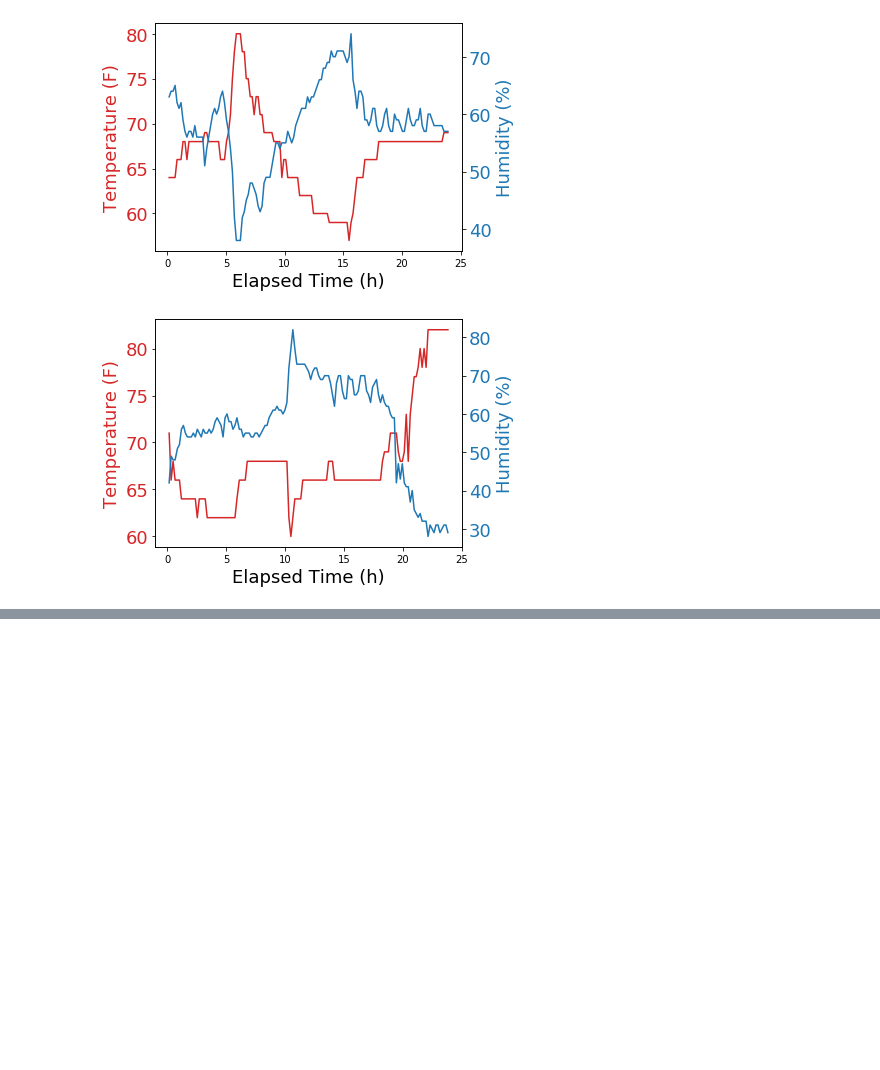
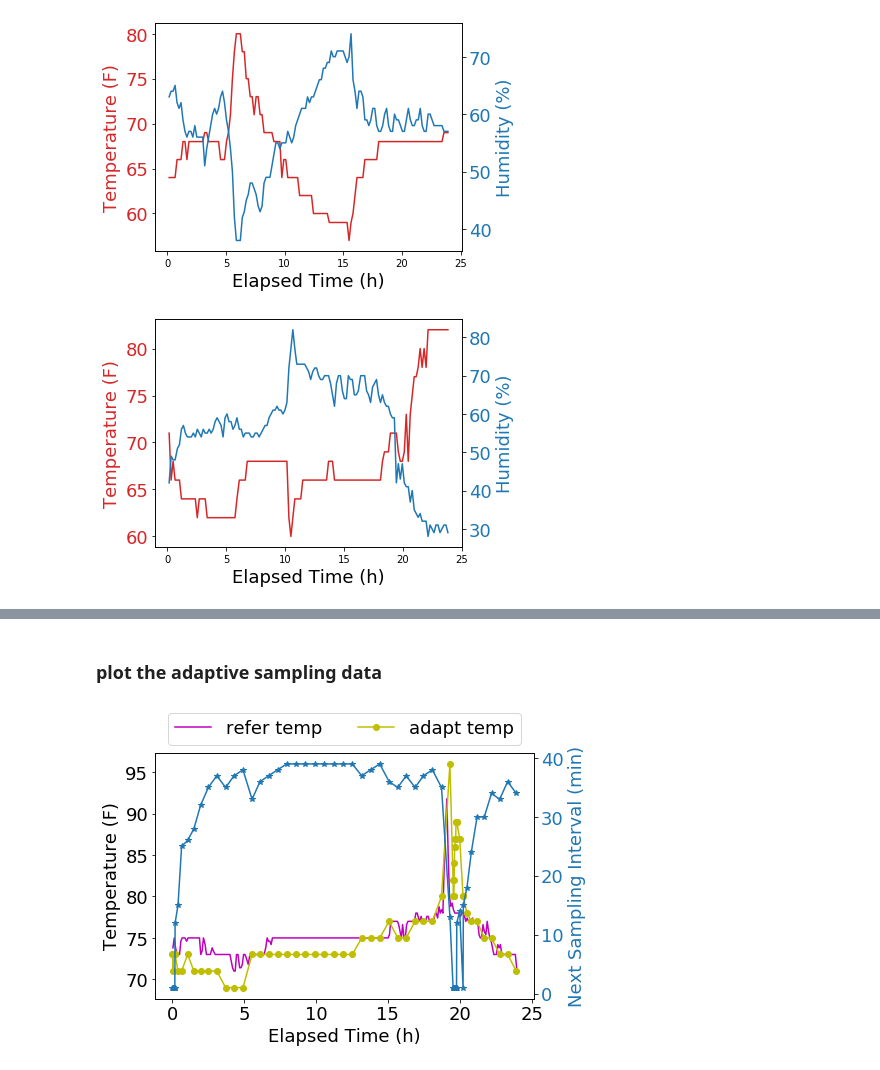
Before and after one commit to Orienfish/CSE291KW20, a Jupyter notebook: MQTT_Server/plot_data.ipynb, the cells around one changed output, grey strips where cells are left out. Drawn from its saved outputs; the diff is of its cells as text; code cells hidden in the pictures; blank space fills up the shorter version.

```diff
--- a/MQTT_Server/plot_data.ipynb
+++ b/MQTT_Server/plot_data.ipynb
@@ -113,0 +170,22 @@ plt.tight_layout()
+# %% [markdown]
+### plot the adaptive sampling data
+# %%
+fig, ax1 = plt.subplots(figsize=(7, 5))
+color = "tab:red"
+ax1.plot(data_refer[:, 0], data_refer[:, 1], 'm', label='refer temp')
+ax1.plot(data_adp[:, 0], data_adp[:, 1], 'y-o', label='adapt temp')
+ax1.set_xlabel("Elapsed Time (h)", fontsize=18)
+ax1.set_ylabel("Temperature (F)", fontsize=18)
+ax1.tick_params(labelsize=18)
+ax1.legend(loc='upper center', ncol=2, fontsize=18, bbox_to_anchor=(0.5, 1.2))
+
+ax2 = ax1.twinx()
+color = "tab:blue"
+ax2.plot(data_adp[:, 0], data_adp[:, 3], '-*', color=color)
+ax2.set_ylabel('Next Sampling Interval (min)', color=color, fontsize=18)
+ax2.tick_params(axis='y', labelcolor=color, labelsize=18)
+
+fig.tight_layout()
+plt.savefig('./img/adp.png', dpi=300)
+# %% [output]
+[figure, added]
```
Also changed, not shown: parts of 6 cells of this notebook, 3 other files.
